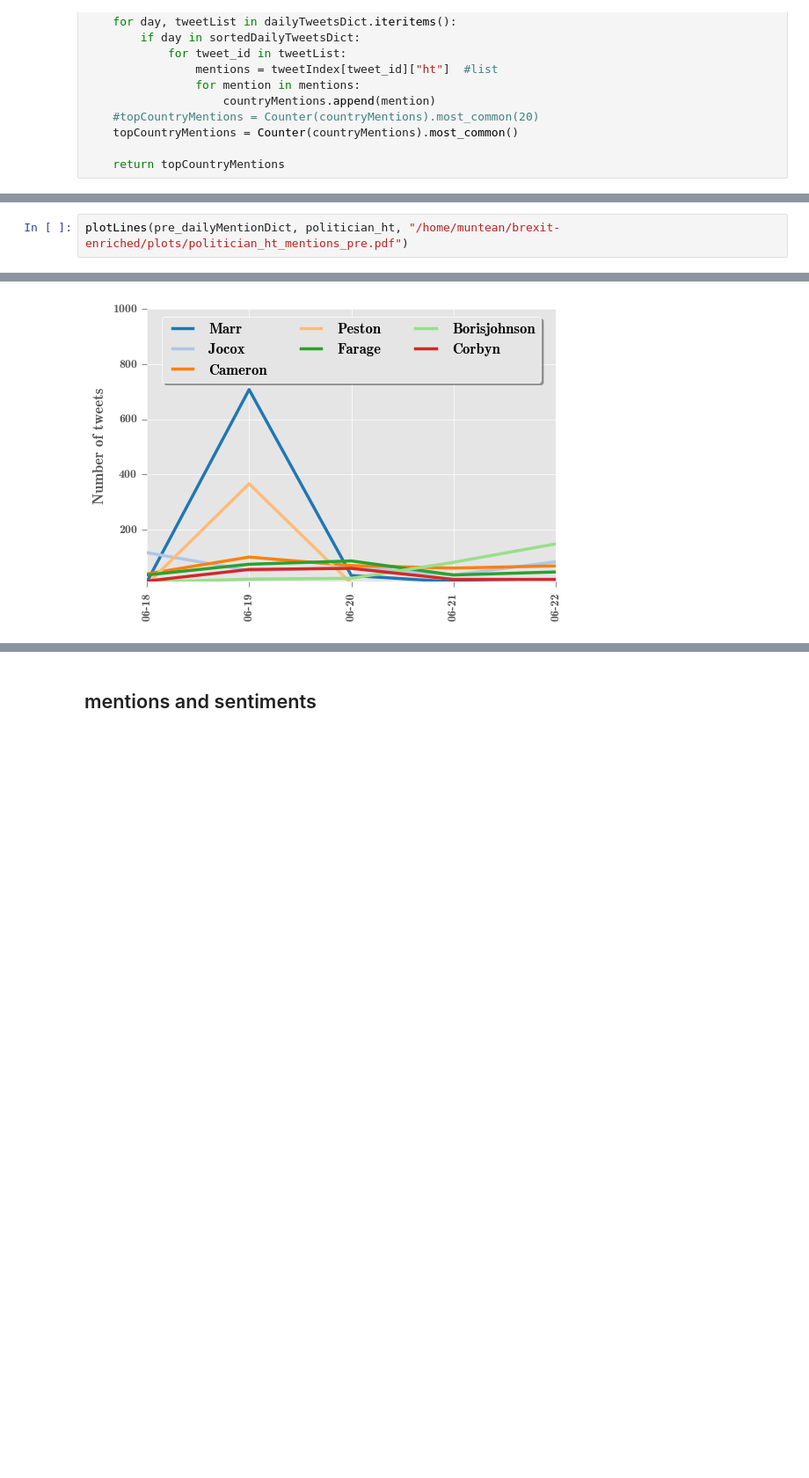
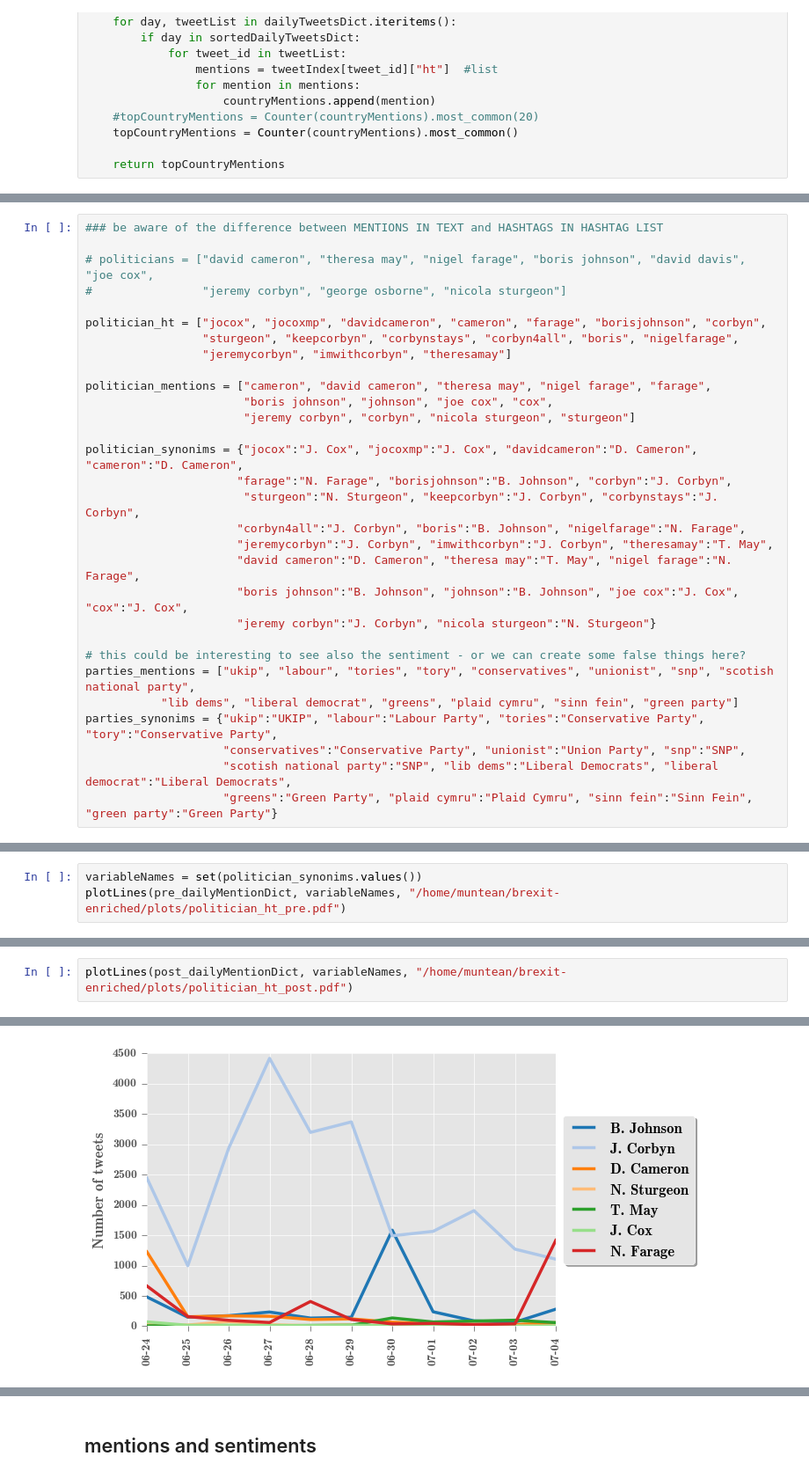
Before and after one commit to cristinadece/TwitterCrisis, a Jupyter notebook: plots_brexit.ipynb, the cells around one changed output, grey strips where cells are left out. Shown at 88% size. Saved outputs shown, nothing was run; the diff lists cells and outputs as text; blank space fills up the shorter version.

Commit message:
new plots and functions

```diff
--- a/plots_brexit.ipynb
+++ b/plots_brexit.ipynb
@@ -322,3 +313,33 @@ parties = ["ukip", "labour", "tories"]
+# %%
+### be aware of the difference between MENTIONS IN TEXT and HASHTAGS IN HASHTAG LIST
+
+# politicians = ["david cameron", "theresa may", "nigel farage", "boris johnson", "david davis", "joe cox",
+#                "jeremy corbyn", "george osborne", "nicola sturgeon"]
+
+politician_ht = ["jocox", "jocoxmp", "davidcameron", "cameron", "farage", "borisjohnson", "corbyn",
+                 "sturgeon", "keepcorbyn", "corbynstays", "corbyn4all", "boris", "nigelfarage",
+                 "jeremycorbyn", "imwithcorbyn", "theresamay"]
+
+politician_mentions = ["cameron", "david cameron", "theresa may", "nigel farage", "farage",
+                       "boris johnson", "johnson", "joe cox", "cox",
+                       "jeremy corbyn", "corbyn", "nicola sturgeon", "sturgeon"]
+
+politician_synonims = {"jocox":"J. Cox", "jocoxmp":"J. Cox", "davidcameron":"D. Cameron", "cameron":"D. Cameron",
+                      "farage":"N. Farage", "borisjohnson":"B. Johnson", "corbyn":"J. Corbyn",
+                       "sturgeon":"N. Sturgeon", "keepcorbyn":"J. Corbyn", "corbynstays":"J. Corbyn",
+                      "corbyn4all":"J. Corbyn", "boris":"B. Johnson", "nigelfarage":"N. Farage",
+                      "jeremycorbyn":"J. Corbyn", "imwithcorbyn":"J. Corbyn", "theresamay":"T. May",
+                      "david cameron":"D. Cameron", "theresa may":"T. May", "nigel farage":"N. Farage",
+                      "boris johnson":"B. Johnson", "johnson":"B. Johnson", "joe cox":"J. Cox", "cox":"J. Cox",
+                      "jeremy corbyn":"J. Corbyn", "nicola sturgeon":"N. Sturgeon"}
+
+# this could be interesting to see also the sentiment - or we can create some false things here?
+parties_mentions = ["ukip", "labour", "tories", "tory", "conservatives", "unionist", "snp", "scotish national party",
+           "lib dems", "liberal democrat", "greens", "plaid cymru", "sinn fein", "green party"]
+parties_synonims = {"ukip":"UKIP", "labour":"Labour Party", "tories":"Conservative Party", "tory":"Conservative Party",
+                    "conservatives":"Conservative Party", "unionist":"Union Party", "snp":"SNP",
+                    "scotish national party":"SNP", "lib dems":"Liberal Democrats", "liberal democrat":"Liberal Democrats",
+                    "greens":"Green Party", "plaid cymru":"Plaid Cymru", "sinn fein":"Sinn Fein", "green party":"Green Party"}
 # %%
 #### hashtags
 pre_top20CountryMentions = top20countryMentions(pre_dailyTweetsDict, pre_tweetIndex)
@@ -542,0 +465,3 @@ def plotLines(dailyMentionDict, variables, plotname):
+# %%
+variableNames = set(politician_synonims.values())
+plotLines(pre_dailyMentionDict, variableNames, "/home/muntean/brexit-enriched/plots/politician_ht_pre.pdf")
@@ -543,3 +477,3 @@ def plotLines(dailyMentionDict, variables, plotname):
 # %%
-plotLines(pre_dailyMentionDict, politician_ht, "/home/muntean/brexit-enriched/plots/politician_ht_mentions_pre.pdf")
+plotLines(post_dailyMentionDict, variableNames, "/home/muntean/brexit-enriched/plots/politician_ht_post.pdf")
 # %% [output]
@@ -553 +487 @@ plotLines(pre_dailyMentionDict, politician_ht, "/home/muntean/brexit-enriched/pl
-[figure, old version]
+[figure, new version]
```
Also changed, not shown: parts of 25 cells of this notebook.
